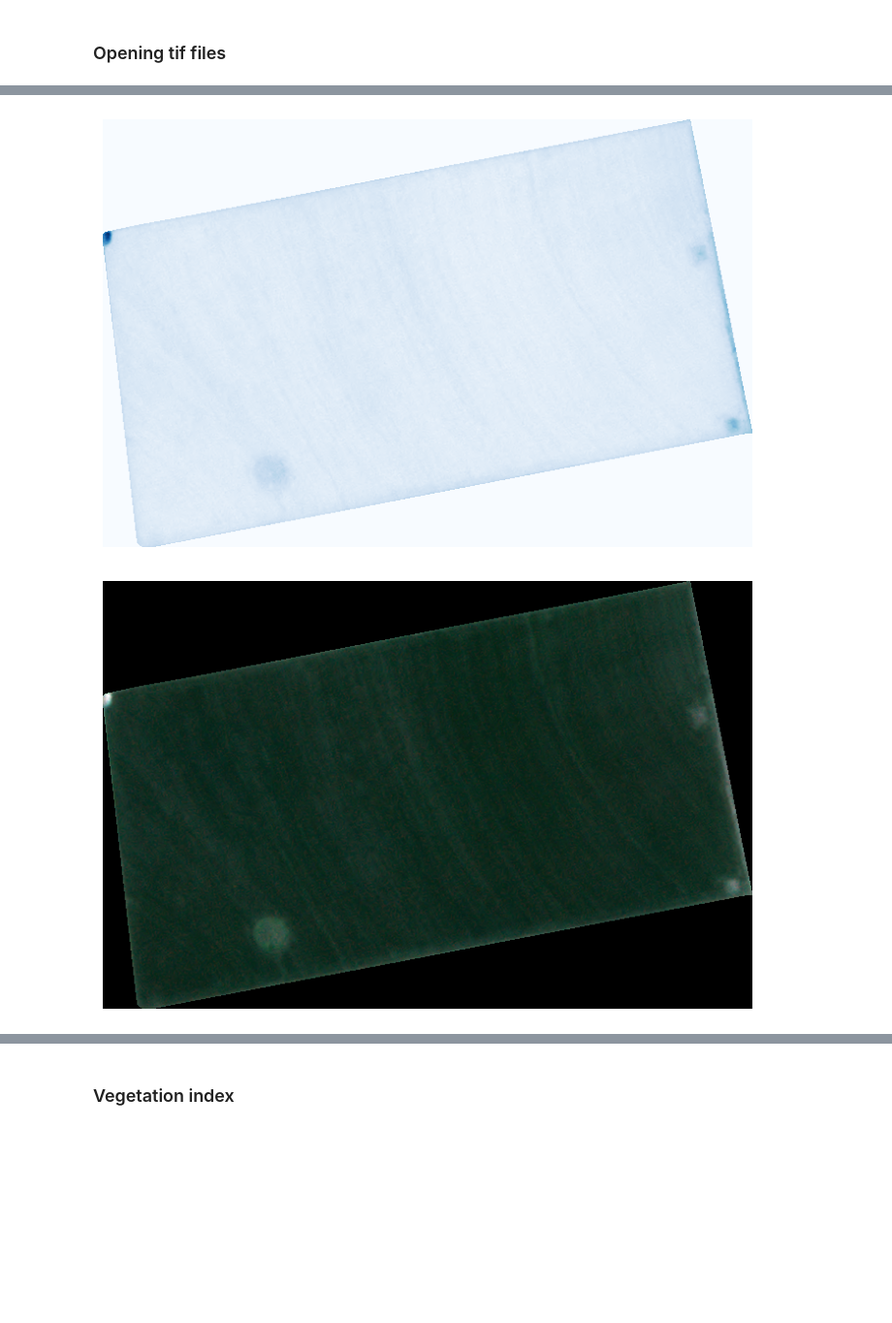
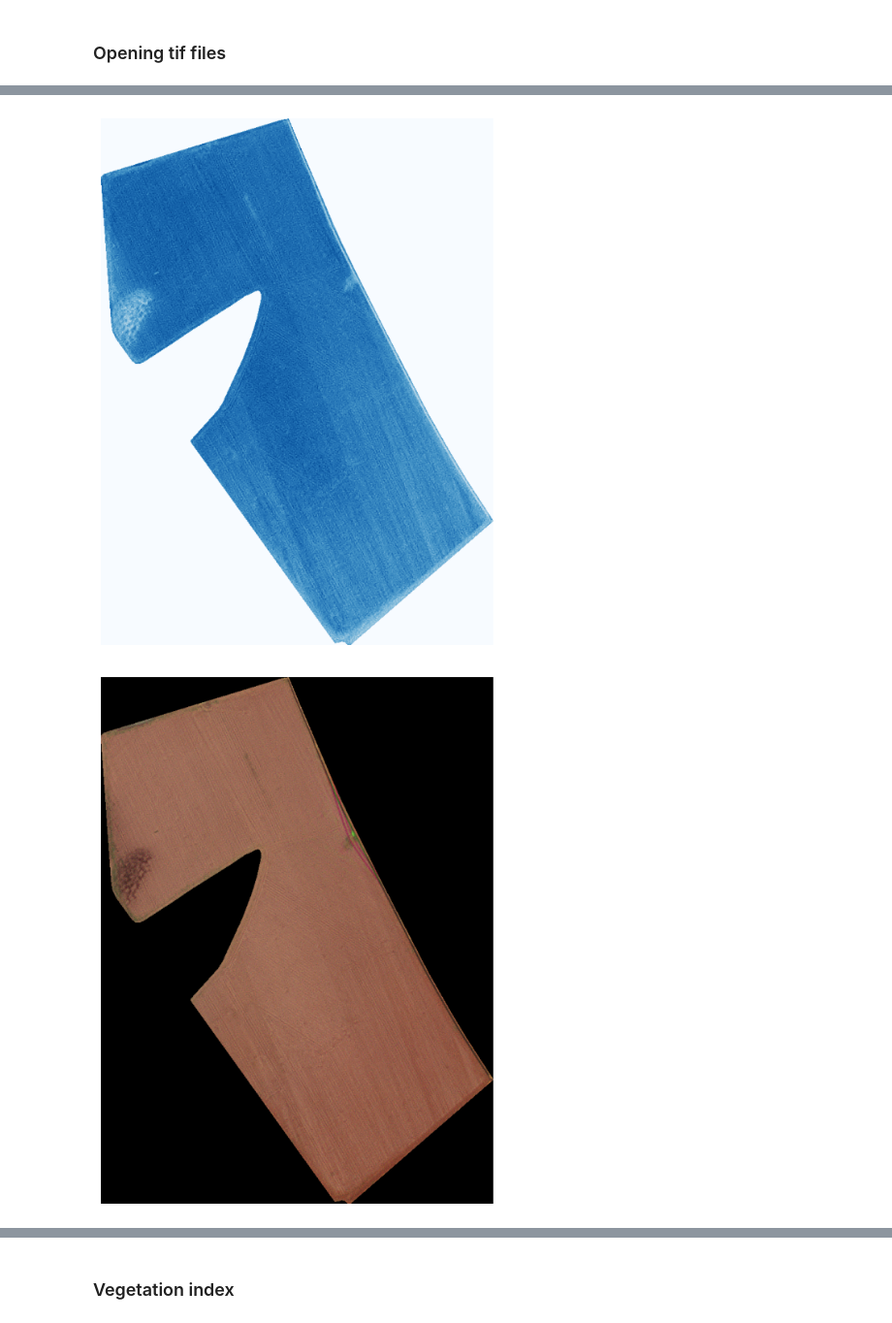
Before and after one commit to Cristiano2132/tutorial_spatial_data, a Jupyter notebook: tutorial_geodata.ipynb, the cells around one changed output, grey strips where cells are left out. Shown at 97% size. Cells and saved outputs as stored; diff of their text form; code cells hidden in the pictures; blank space fills up the shorter version.

```diff
--- a/tutorial_geodata.ipynb
+++ b/tutorial_geodata.ipynb
@@ -15,8 +15,8 @@ from PIL import Image
 # %% [markdown]
 ### Opening tif files
 # %%
-raster = rasterio.open('data/original.tif')
-bands = {'red':1, 'blue':2, 'green':3, 'nir':8}
+raster = rasterio.open('data/visual_row.tif')
+bands = {'red':1, 'green':2, 'blue':3, 'nir':8}
 # bands = {band: num for band, num in enumerate(raster.descriptions, start = 1)}
 red = raster.read(bands.get('red'))
 green = raster.read(bands.get('green'))
@@ -80,11 +80,11 @@ plot_raster_band(greenn, cmap='Greens')
 bluen[band_mask] = np.nan
 plot_raster_band(bluen, cmap='Blues')
 # %% [output]
-[figure, old version]
+[figure, new version]
 # %%
 # Create RGB natural color composite
-rgb = np.dstack((redn, greenn, bluen))
+rgb = np.dstack((red, green, blue))
 plot_raster_band(rgb, cmap=None)
 # %% [output]
-[figure, old version]
+[figure, new version]
 # %% [markdown]
```
Also changed, not shown: parts of 14 cells of this notebook, 5 other files.
